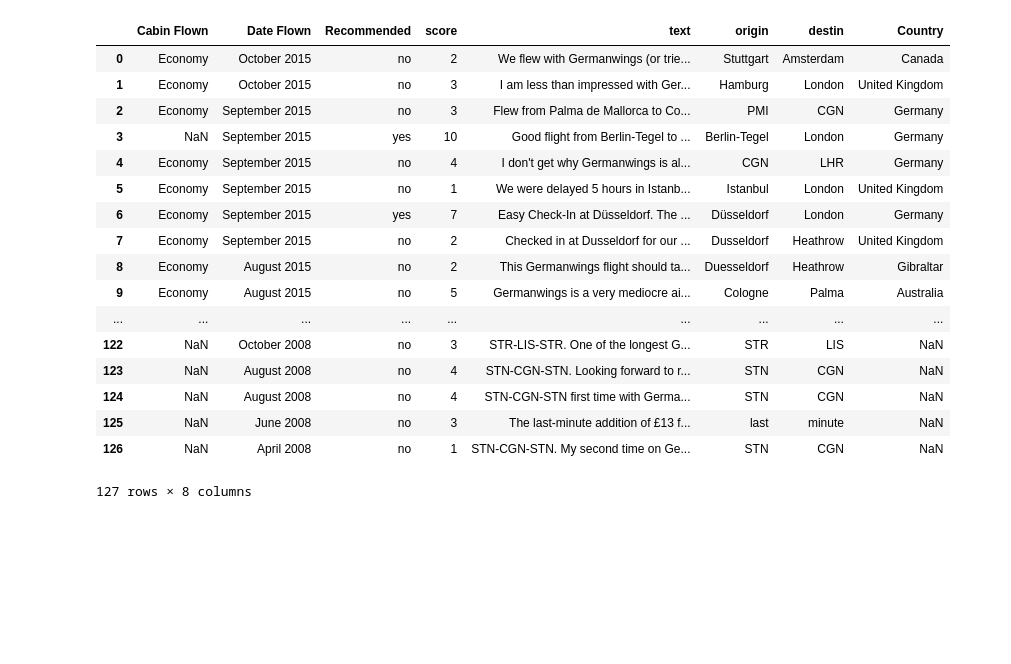
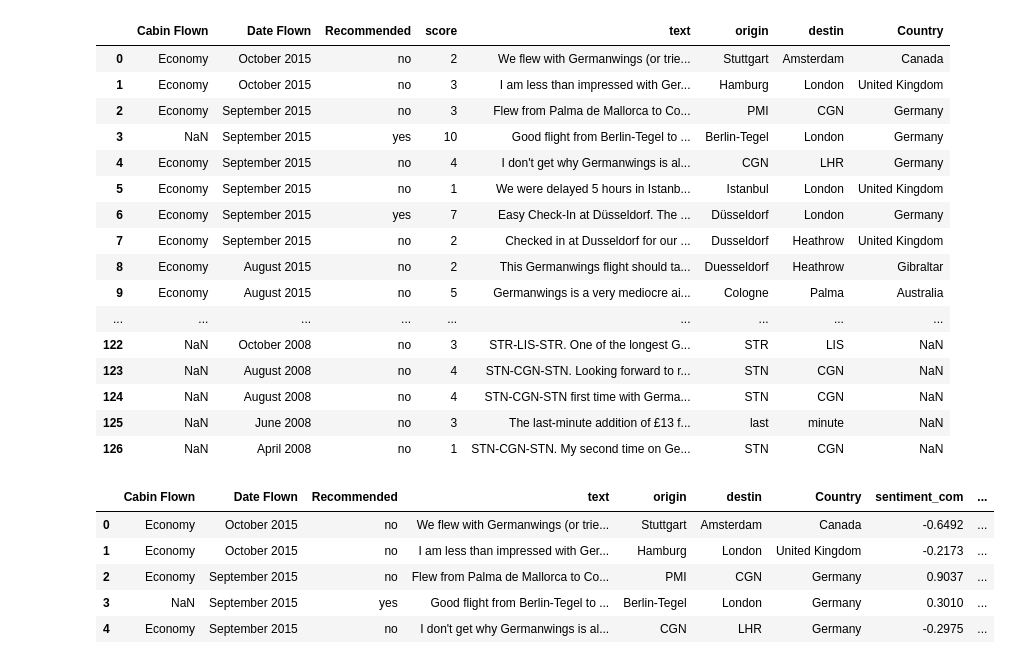
Before and after one commit to sourabhlal/germanwingsDS, a Jupyter notebook: analysis.ipynb, the cells around one changed output. Drawn from its saved outputs; the diff is of its cells as text; code cells hidden in the pictures; blank space fills up the shorter version.

Commit message:
lda, sentiment analysis

```diff
--- a/analysis.ipynb
+++ b/analysis.ipynb
@@ -3,5 +1,17 @@ import pandas as pd
+# %%
+import pandas as pd
+pd.options.display.max_rows = 150
+
+from nltk.corpus import stopwords
+from nltk.stem.wordnet import WordNetLemmatizer
+from nltk.tokenize import word_tokenize
+from nltk import pos_tag
+from nltk.sentiment.vader import SentimentIntensityAnalyzer
+
+import string
 # %%
-pd.read_pickle('cleanData.pkl')
+data = pd.read_pickle('cleanData.pkl')
+data
 # %% [output]
 |  | Cabin Flown | Date Flown | Recommended | score | text | origin | destin | Country |
 | 0 | Economy | October 2015 | no | 2 | We flew with Germanwings (or trie... | Stuttgart | Amsterdam | Canada |
@@ -20,4 +30,21 @@ pd.read_pickle('cleanData.pkl')
 | 124 | NaN | August 2008 | no | 4 | STN-CGN-STN first time with Germa... | STN | CGN | NaN |
 | 125 | NaN | June 2008 | no | 3 | The last-minute addition of £13 f... | last | minute | NaN |
 | 126 | NaN | April 2008 | no | 1 | STN-CGN-STN. My second time on Ge... | STN | CGN | NaN |
-127 rows × 8 columns
+# %%
+sentimentAnalyzer = SentimentIntensityAnalyzer()
+# %%
+data['score']=list(map(lambda x:sentimentAnalyzer.polarity_scores(x),data.text))
+data['sentiment_com']= list(map(lambda x:x['compound'],data.score))
+data['sentiment_pos'] = list(map(lambda x:x['pos'],data.score))
+data['sentiment_neg']= list(map(lambda x:x['neg'],data.score))
+data['sentiment_neu']= list(map(lambda x:x['neu'],data.score))
+data = data.drop(columns="score")
+# %%
+data.head()
+# %% [output]
+|  | Cabin Flown | Date Flown | Recommended | text | origin | destin | Country | sentiment_com | ... |
+| 0 | Economy | October 2015 | no | We flew with Germanwings (or trie... | Stuttgart | Amsterdam | Canada | -0.6492 | ... |
+| 1 | Economy | October 2015 | no | I am less than impressed with Ger... | Hamburg | London | United Kingdom | -0.2173 | ... |
+| 2 | Economy | September 2015 | no | Flew from Palma de Mallorca to Co... | PMI | CGN | Germany | 0.9037 | ... |
+| 3 | NaN | September 2015 | yes | Good flight from Berlin-Tegel to ... | Berlin-Tegel | London | Germany | 0.3010 | ... |
+| 4 | Economy | September 2015 | no | I don't get why Germanwings is al... | CGN | LHR | Germany | -0.2975 | ... |
```
Also changed, not shown: parts of 14 cells of this notebook, 4 other files.
